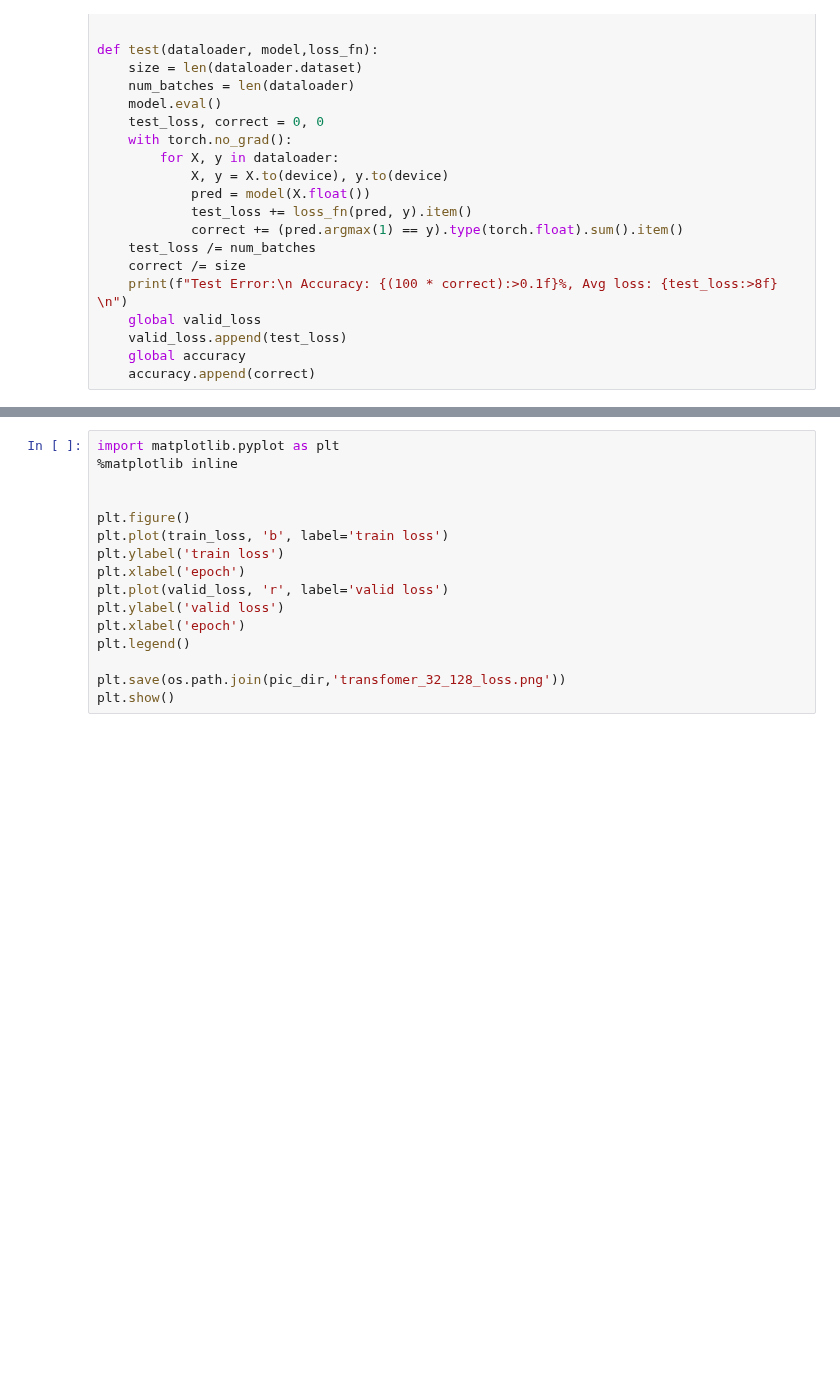
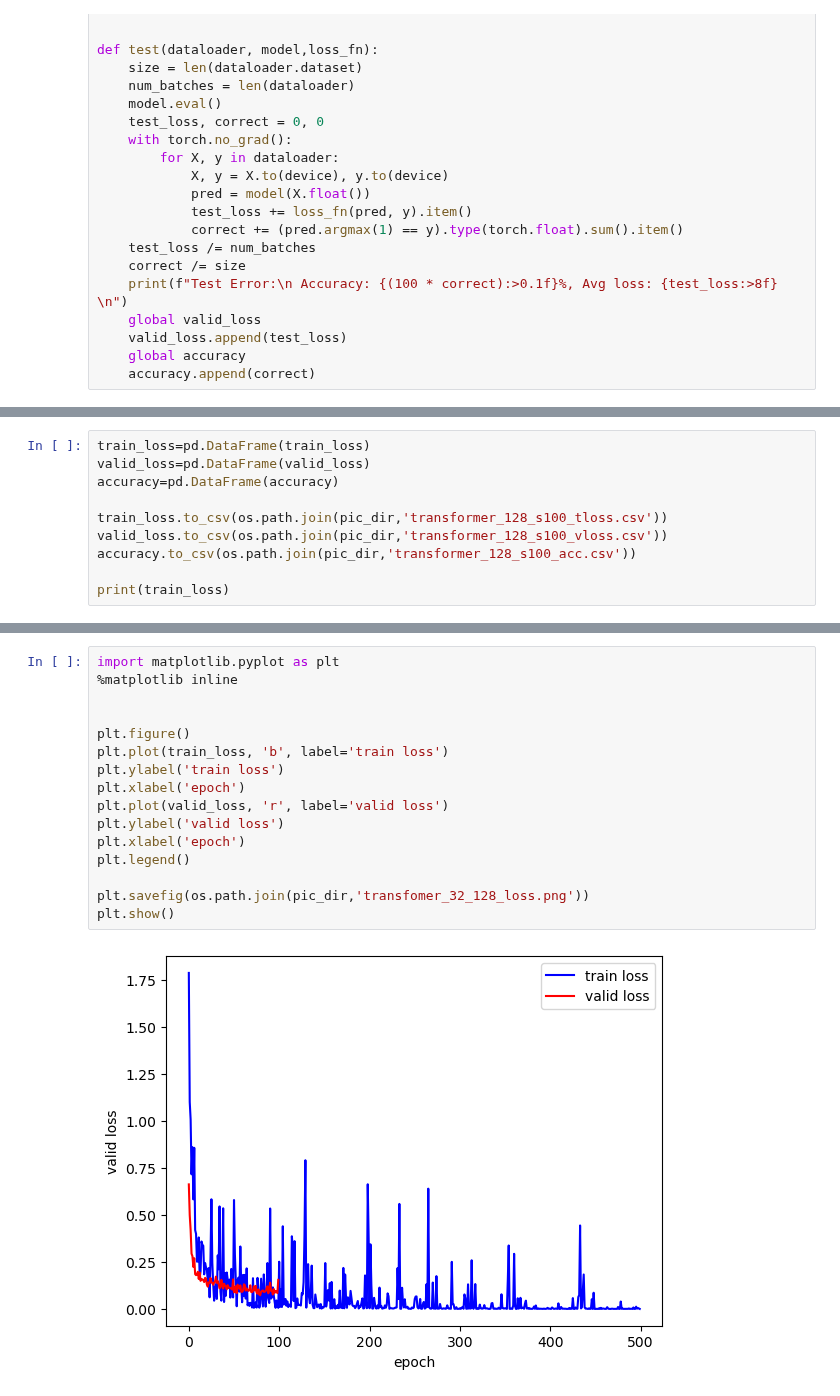
Before and after one commit to greenishcore/Hands-on-EEG, a Jupyter notebook: normal/code/transformer_32_128_s100.ipynb, the cells around one changed output, grey strips where cells are left out. Saved outputs shown, nothing was run; the diff lists cells and outputs as text; blank space fills up the shorter version.

```diff
--- a/normal/code/transformer_32_128_s100.ipynb
+++ b/normal/code/transformer_32_128_s100.ipynb
@@ -181,0 +185,10 @@ loss: 0.016783  [ 3200/ 3788]
+# %%
+train_loss=pd.DataFrame(train_loss)
+valid_loss=pd.DataFrame(valid_loss)
+accuracy=pd.DataFrame(accuracy)
+
+train_loss.to_csv(os.path.join(pic_dir,'transformer_128_s100_tloss.csv'))
+valid_loss.to_csv(os.path.join(pic_dir,'transformer_128_s100_vloss.csv'))
+accuracy.to_csv(os.path.join(pic_dir,'transformer_128_s100_acc.csv'))
+
+print(train_loss)
@@ -182,19 +210,21 @@ loss: 0.016783  [ 3200/ 3788]
 # %%
 import matplotlib.pyplot as plt
 %matplotlib inline
 
 
 plt.figure()
 plt.plot(train_loss, 'b', label='train loss')
 plt.ylabel('train loss')
 plt.xlabel('epoch')
 plt.plot(valid_loss, 'r', label='valid loss')
 plt.ylabel('valid loss')
 plt.xlabel('epoch')
 plt.legend()
 
-plt.save(os.path.join(pic_dir,'transfomer_32_128_loss.png'))
+plt.savefig(os.path.join(pic_dir,'transfomer_32_128_loss.png'))
 plt.show()
+# %% [output]
+[figure, added]
 # %%
 import matplotlib.pyplot as plt
 %matplotlib inline
```
Also changed, not shown: parts of 4 cells of this notebook, 2 other files.
